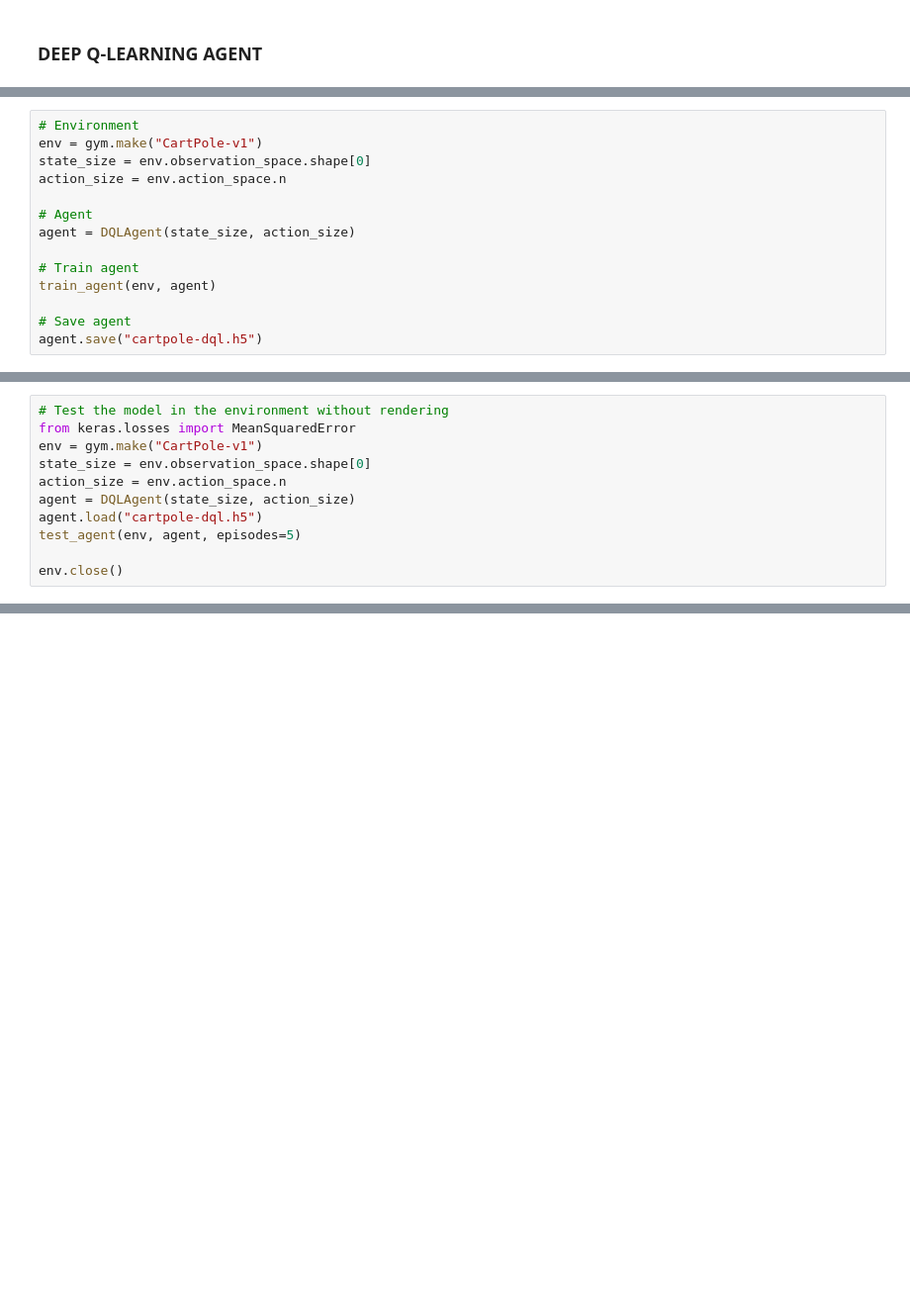
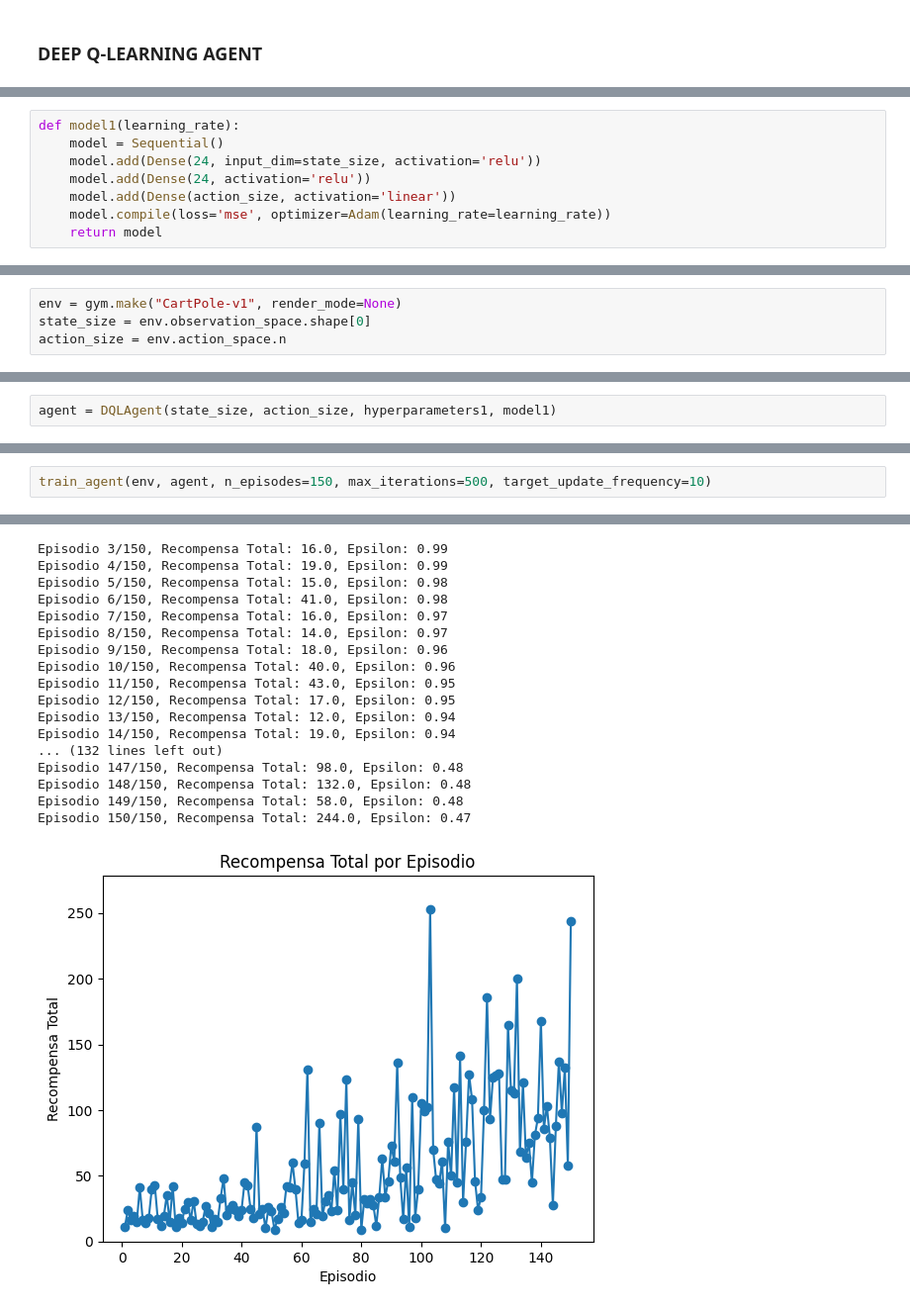
Before and after one commit to FranzCastillo/DeepQ-CartPole, a Jupyter notebook: src/CartPole.ipynb, the cells around one changed output, grey strips where cells are left out. Shown at 99% size. Cells and saved outputs as stored; diff of their text form; blank space fills up the shorter version.

Commit message:
Model Tuning

```diff
--- a/src/CartPole.ipynb
+++ b/src/CartPole.ipynb
@@ -276,0 +289,8 @@ def test_agent(env, agent, episodes=5):
+# %%
+def model1(learning_rate):
+    model = Sequential()
+    model.add(Dense(24, input_dim=state_size, activation='relu'))
+    model.add(Dense(24, activation='relu'))
+    model.add(Dense(action_size, activation='linear'))
+    model.compile(loss='mse', optimizer=Adam(learning_rate=learning_rate))
+    return model
@@ -277,14 +313,4 @@ def test_agent(env, agent, episodes=5):
 # %%
-# Environment
-env = gym.make("CartPole-v1")
+env = gym.make("CartPole-v1", render_mode=None)
 state_size = env.observation_space.shape[0]
 action_size = env.action_space.n
-
-# Agent
-agent = DQLAgent(state_size, action_size)
-
-# Train agent
-train_agent(env, agent)
-
-# Save agent
-agent.save("cartpole-dql.h5")
@@ -334,11 +316,0 @@ WARNING:absl:You are saving your model as an HDF5 file via `model.save()` or `ke
-# %%
-# Test the model in the environment without rendering
-from keras.losses import MeanSquaredError
-env = gym.make("CartPole-v1")
-state_size = env.observation_space.shape[0]
-action_size = env.action_space.n
-agent = DQLAgent(state_size, action_size)
-agent.load("cartpole-dql.h5")
-test_agent(env, agent, episodes=5)
-
-env.close()
@@ -353,0 +317,2 @@ Recompensa promedio en 5 pruebas: 117.4
+# %%
+agent = DQLAgent(state_size, action_size, hyperparameters1, model1)
@@ -353,0 +334,3 @@ Recompensa promedio en 5 pruebas: 117.4
+# %%
+train_agent(env, agent, n_episodes=150, max_iterations=500, target_update_frequency=10)
+# %% [output]
@@ -353,0 +345,18 @@ Recompensa promedio en 5 pruebas: 117.4
+Episodio 3/150, Recompensa Total: 16.0, Epsilon: 0.99
+Episodio 4/150, Recompensa Total: 19.0, Epsilon: 0.99
+Episodio 5/150, Recompensa Total: 15.0, Epsilon: 0.98
+Episodio 6/150, Recompensa Total: 41.0, Epsilon: 0.98
+Episodio 7/150, Recompensa Total: 16.0, Epsilon: 0.97
+Episodio 8/150, Recompensa Total: 14.0, Epsilon: 0.97
+Episodio 9/150, Recompensa Total: 18.0, Epsilon: 0.96
+Episodio 10/150, Recompensa Total: 40.0, Epsilon: 0.96
+Episodio 11/150, Recompensa Total: 43.0, Epsilon: 0.95
+Episodio 12/150, Recompensa Total: 17.0, Epsilon: 0.95
+Episodio 13/150, Recompensa Total: 12.0, Epsilon: 0.94
+Episodio 14/150, Recompensa Total: 19.0, Epsilon: 0.94
+... (132 lines left out)
+Episodio 147/150, Recompensa Total: 98.0, Epsilon: 0.48
+Episodio 148/150, Recompensa Total: 132.0, Epsilon: 0.48
+Episodio 149/150, Recompensa Total: 58.0, Epsilon: 0.48
+Episodio 150/150, Recompensa Total: 244.0, Epsilon: 0.47
+[figure, added]
```
Also changed, not shown: parts of 43 cells of this notebook, 4 other files.
